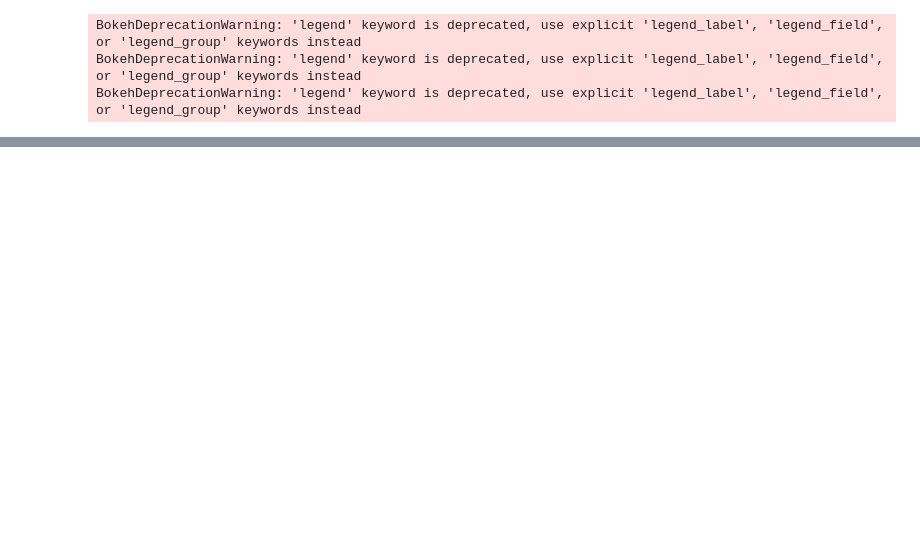
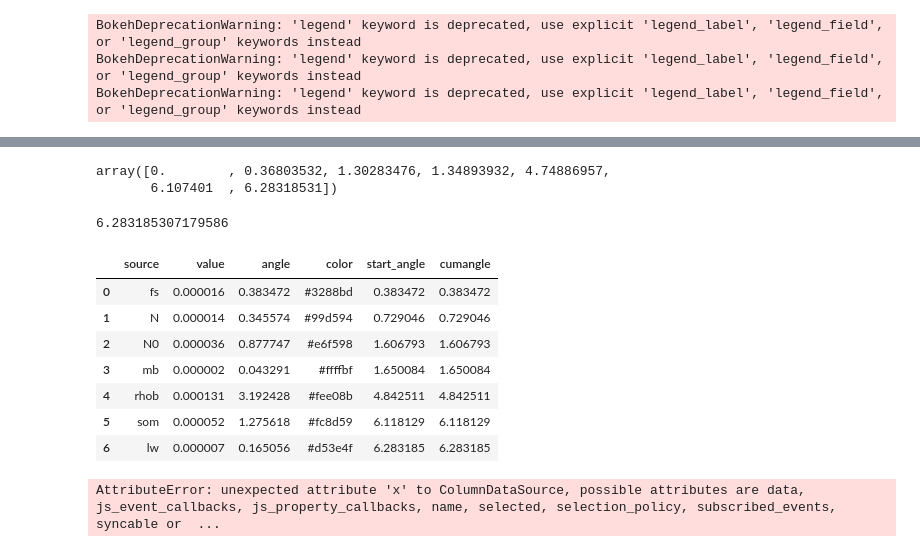
Before and after one commit to cosmic-sense/local-or-global, a Jupyter notebook: index.ipynb, the cells around one changed output, grey strips where cells are left out. Saved outputs shown, nothing was run; the diff lists cells and outputs as text; code cells hidden in the pictures; blank space fills up the shorter version.

```diff
--- a/index.ipynb
+++ b/index.ipynb
@@ -554,0 +820,25 @@ BokehDeprecationWarning: 'legend' keyword is deprecated, use explicit 'legend_la
+# %%
+np.cumsum(data.angle.to_numpy())
+# %% [output]
+array([0.        , 0.36803532, 1.30283476, 1.34893932, 4.74886957,
+       6.107401  , 6.28318531])
+# %%
+2*np.pi
+# %% [output]
+6.283185307179586
+# %%
+data["cumangle"] = data.angle.cumsum()
+data
+# %% [output]
+|  | source | value | angle | color | start_angle | cumangle |
+| 0 | fs | 0.000016 | 0.383472 | #3288bd | 0.383472 | 0.383472 |
+| 1 | N | 0.000014 | 0.345574 | #99d594 | 0.729046 | 0.729046 |
+| 2 | N0 | 0.000036 | 0.877747 | #e6f598 | 1.606793 | 1.606793 |
+| 3 | mb | 0.000002 | 0.043291 | #ffffbf | 1.650084 | 1.650084 |
+| 4 | rhob | 0.000131 | 3.192428 | #fee08b | 4.842511 | 4.842511 |
+| 5 | som | 0.000052 | 1.275618 | #fc8d59 | 6.118129 | 6.118129 |
+| 6 | lw | 0.000007 | 0.165056 | #d53e4f | 6.283185 | 6.283185 |
+# %%
+source.x
+# %% [output]
+AttributeError: unexpected attribute 'x' to ColumnDataSource, possible attributes are data, js_event_callbacks, js_property_callbacks, name, selected, selection_policy, subscribed_events, syncable or  ...
```
Also changed, not shown: parts of 12 cells of this notebook, 1 other file.
